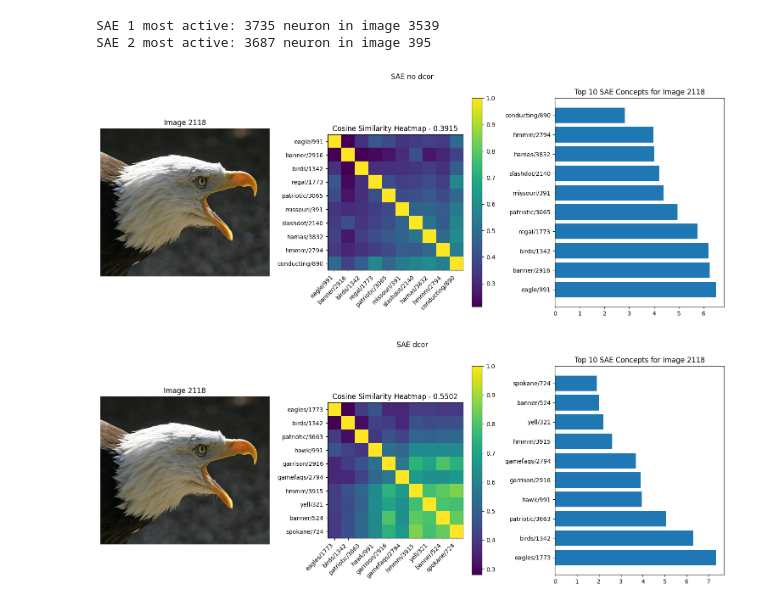
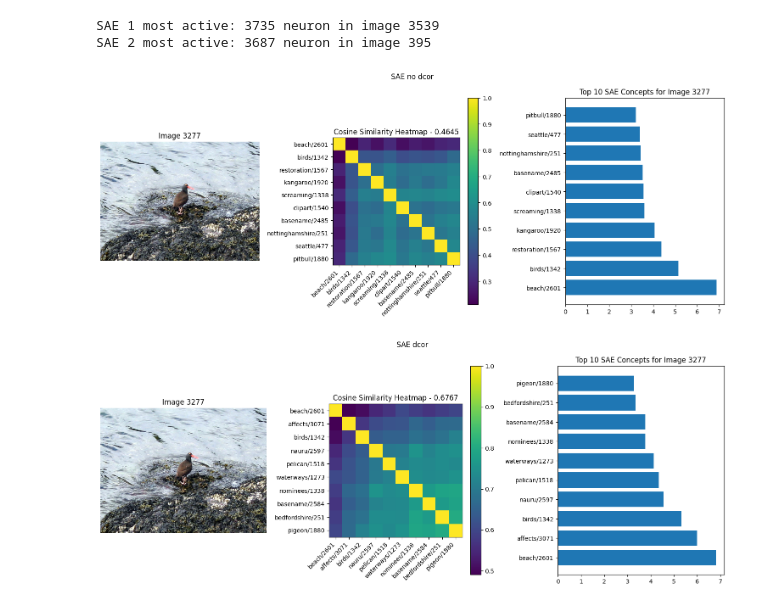
Before and after one commit to St0pien/TopKSAE-research, a Jupyter notebook: ort_heatmap.ipynb, the cells around one changed output. Drawn from its saved outputs; the diff is of its cells as text; code cells hidden in the pictures.

Commit message:
Add ortSAE and dcor evalutation

```diff
--- a/ort_heatmap.ipynb
+++ b/ort_heatmap.ipynb
@@ -11,7 +11,7 @@ import numpy as np
 import matplotlib.pyplot as plt
 # %%
 sae1 = SAE("models/4096_512_TopKReLU_64_False_False_0.0_cc3m_ViT-B~16_train_image_2905954_512_None_42.pth").cuda()
-sae2 = SAE("models/4096_512_TopKReLU_64_False_False_0.0_cc3m_ViT-B~16_train_image_2905954_512_DcorTopLatent_42.pth").cuda()
+sae2 = SAE("models/4096_512_TopKReLU_64_False_False_0.0_cc3m_ViT-B~16_train_image_2905954_512_DcorRandomLatent_42.pth").cuda()
 clip_model, clip_prep = clip.load("ViT-B/16", device="cuda")
 # %%
 with open('imagenet100/Labels.json', 'r') as f:
@@ -78,7 +78,7 @@ clip_representations.shape, sae1_representations.shape, sae2_representations.sha
 (torch.Size([5000, 512]), torch.Size([5000, 4096]), torch.Size([5000, 4096]))
 # %%
 concept_match_scores1 = np.load("namings/Concept_Interpreter_4096_512_TopKReLU_64_False_False_0.0_cc3m_ViT-B~16_train_image_2905954_512_None_42_disect_ViT-B~16_-1_text_20000_512.npy")
-concept_match_scores2 = np.load("namings/Concept_Interpreter_4096_512_TopKReLU_64_False_False_0.0_cc3m_ViT-B~16_train_image_2905954_512_DcorTopLatent_42_disect_ViT-B~16_-1_text_20000_512.npy")
+concept_match_scores2 = np.load("namings/Concept_Interpreter_4096_512_TopKReLU_64_False_False_0.0_cc3m_ViT-B~16_train_image_2905954_512_DcorRandomLatent_42_disect_ViT-B~16_-1_text_20000_512.npy")
 # %%
 with open('vocab/clip_disect_20k.txt', 'r') as f:
     vocab_names = [line.strip() for line in f.readlines()]
@@ -138,10 +138,10 @@ def plot_orthogonality(sae_representations, img_index, conecpt_scores, model, ti
     plt.tight_layout()
     plt.show()
 # %%
-img_index = 2118
+img_index = 3277
 
 plot_orthogonality(sae1_representations, img_index, concept_match_scores1, sae1.model, "SAE no dcor")
 plot_orthogonality(sae2_representations, img_index, concept_match_scores2, sae2.model, "SAE dcor")
 # %% [output]
-[figure, old version]
+[figure, new version]
-[figure, old version]
+[figure, new version]
```
Also changed, not shown: 5 other files.
